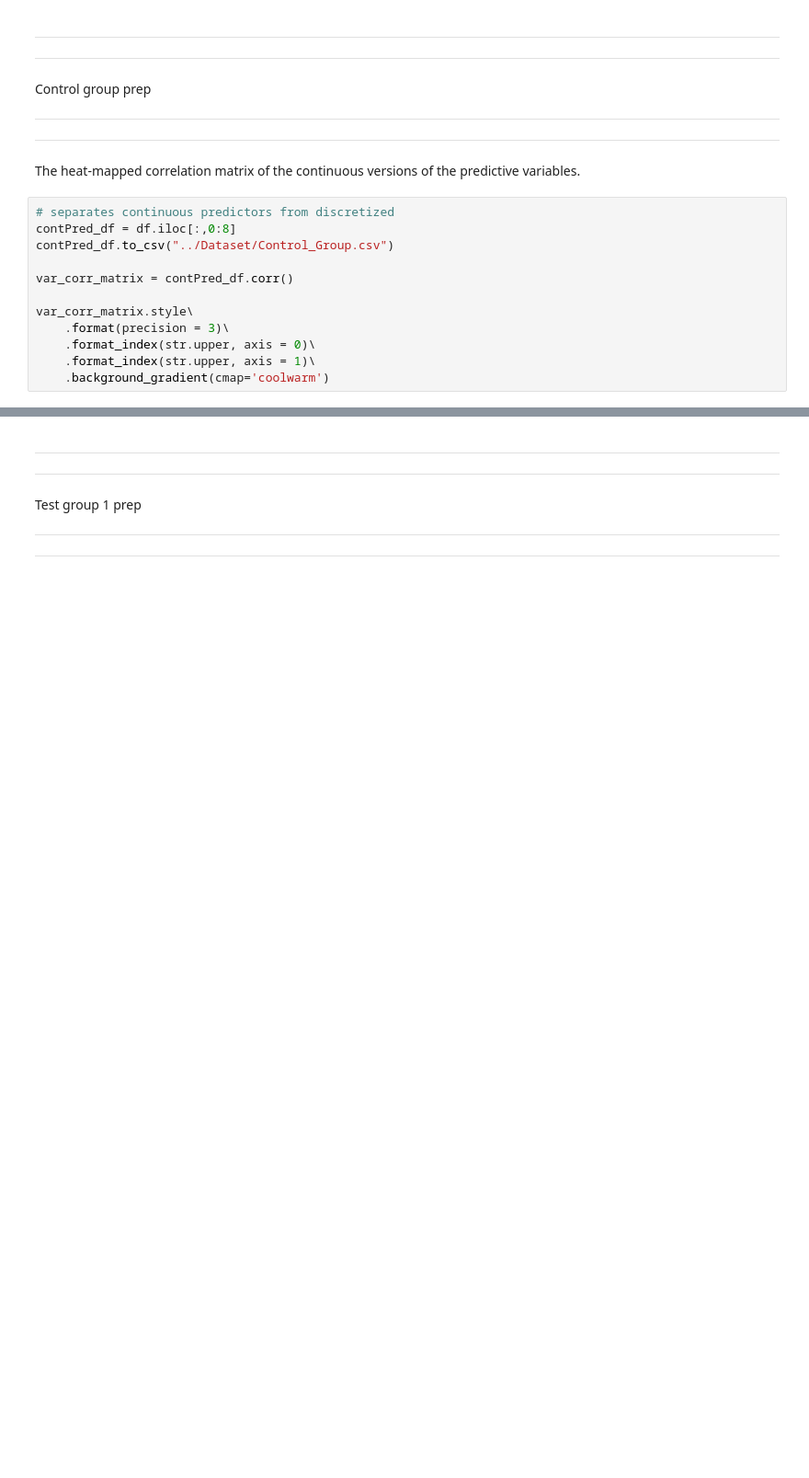
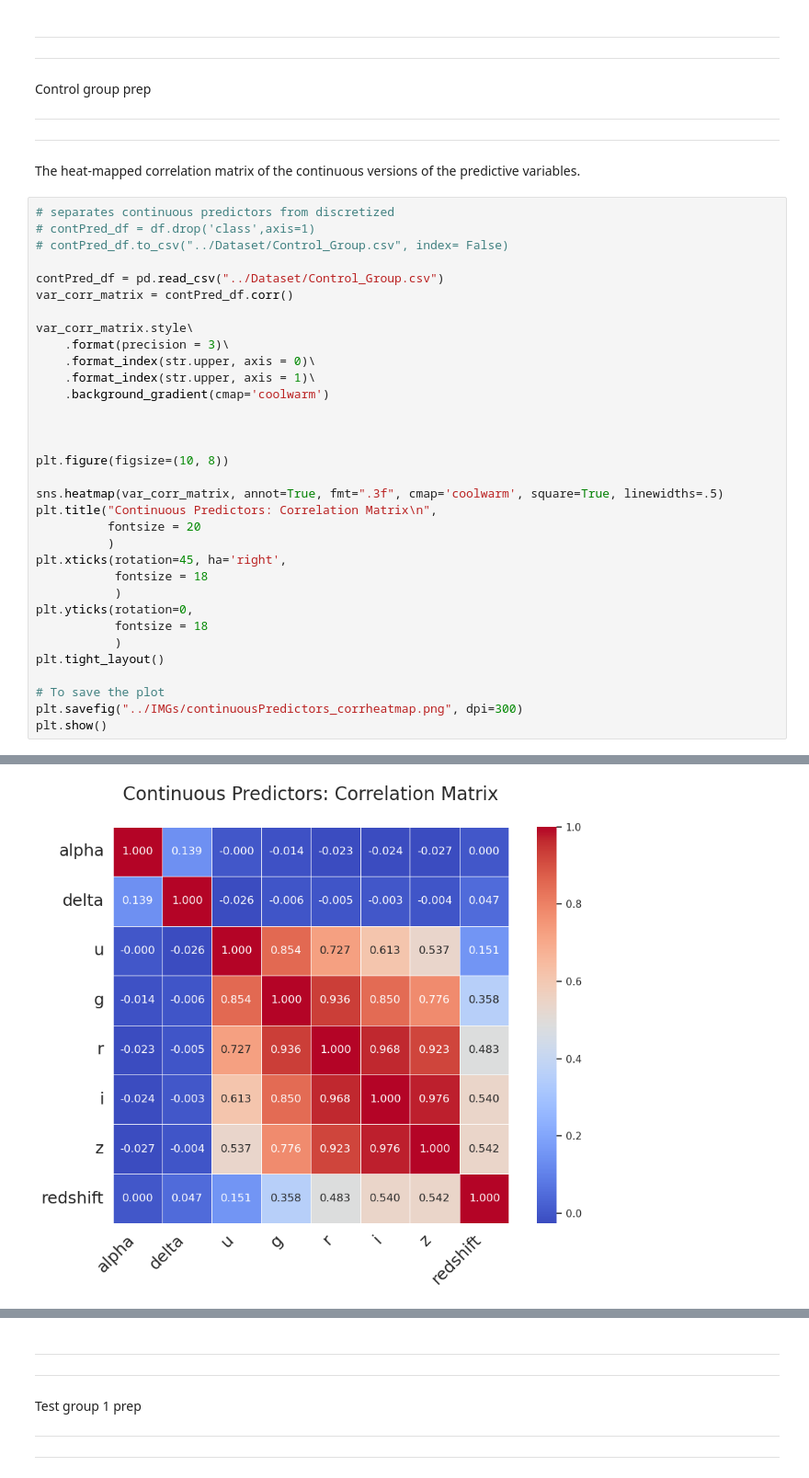
Before and after one commit to cookepoli/Bennett_CookePolitikos_CS368_StellarClassification, a Jupyter notebook: Scripts and notebooks/feature_discretization.ipynb, the cells around one changed output, grey strips where cells are left out. Shown at 92% size. Cells and saved outputs as stored; diff of their text form; blank space fills up the shorter version.

```diff
--- a/Scripts and notebooks/feature_discretization.ipynb
+++ b/Scripts and notebooks/feature_discretization.ipynb
@@ -804,9 +595,10 @@ ___
 The heat-mapped correlation matrix of the continuous versions of the predictive variables.
 # %%
 # separates continuous predictors from discretized
-contPred_df = df.iloc[:,0:8]
-contPred_df.to_csv("../Dataset/Control_Group.csv")
+# contPred_df = df.drop('class',axis=1)
+# contPred_df.to_csv("../Dataset/Control_Group.csv", index= False)
 
+contPred_df = pd.read_csv("../Dataset/Control_Group.csv")
 var_corr_matrix = contPred_df.corr()
 
 var_corr_matrix.style\
@@ -814,4 +606,24 @@ var_corr_matrix.style\
     .format_index(str.upper, axis = 0)\
     .format_index(str.upper, axis = 1)\
     .background_gradient(cmap='coolwarm')
+
+
+
+plt.figure(figsize=(10, 8))
+
+sns.heatmap(var_corr_matrix, annot=True, fmt=".3f", cmap='coolwarm', square=True, linewidths=.5)
+plt.title("Continuous Predictors: Correlation Matrix\n",
+          fontsize = 20
+          )
+plt.xticks(rotation=45, ha='right',
+           fontsize = 18
+           )
+plt.yticks(rotation=0,
+           fontsize = 18
+           )
+plt.tight_layout()
+
+# To save the plot
+plt.savefig("../IMGs/continuousPredictors_corrheatmap.png", dpi=300)
+plt.show()
 # %% [output]
@@ -826,0 +630 @@ var_corr_matrix.style\
+[figure, added]
```
Also changed, not shown: parts of 89 cells of this notebook, 6 other files.
